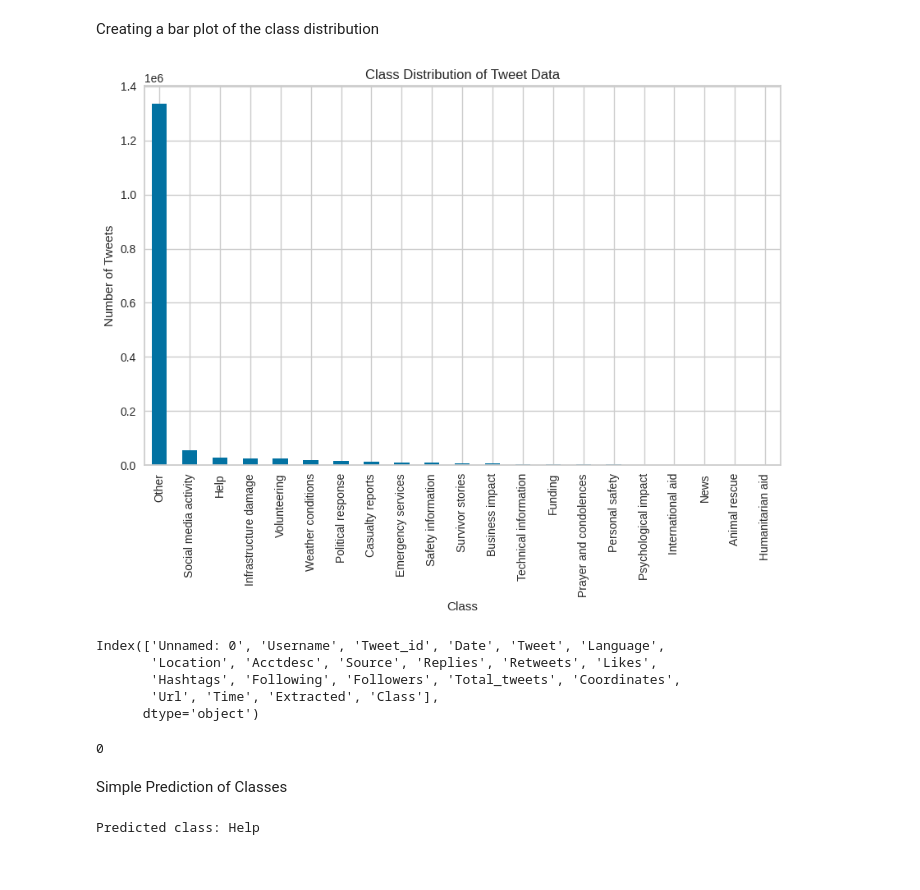
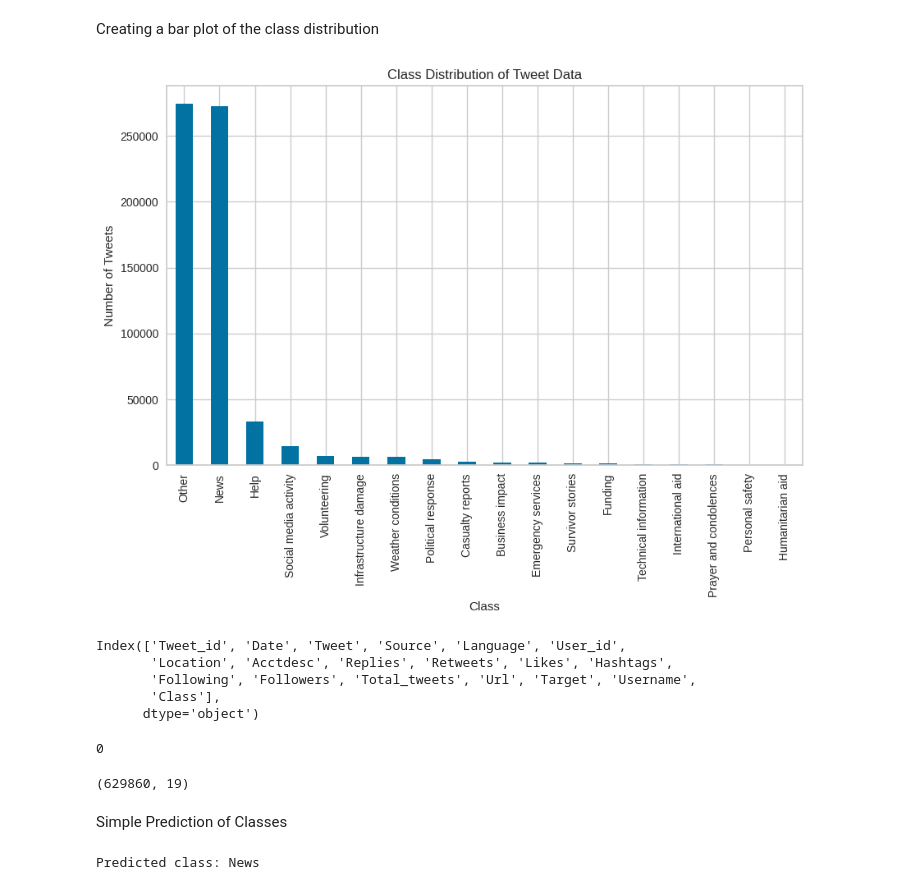
Before and after one commit to sanmevv/Turkey-Earthquake, a Jupyter notebook: Preprocessing2.ipynb, the cells around one changed output. Drawn from its saved outputs; the diff is of its cells as text; code cells hidden in the pictures.

```diff
--- a/Preprocessing2.ipynb
+++ b/Preprocessing2.ipynb
@@ -32,7 +30,7 @@ Mounted at /content/drive
 # %%
 import pandas as pd
 
-data = pd.read_csv('/content/drive/MyDrive/final.csv')
+data = pd.read_csv('/content/drive/MyDrive/data.csv')
 # %%
 data.head()
 # %% [output]
@@ -65,3 +63,5 @@ memory usage: 238.9+ MB
+# %%
+data = data.drop(columns=['Unnamed: 0'])
 # %%
 data.isna().any()
 # %% [output]
@@ -260,7 +261,6 @@ Animal rescue: Tweets that promote or discuss efforts to rescue and care for ani
 
 "If you're looking for ways to help earthquake victims, consider donating to organizations that are rescuing and caring for animals"
 # %%
-
 # Define the classes and their corresponding keywords
 classes = {
     'Help': ['help', 'assistance', 'support', 'donate'],
@@ -279,10 +279,7 @@ classes = {
     'Technical information': ['data', 'statistics', 'analysis', 'technical'],
     'International aid': ['international', 'donor', 'aid', 'relief'],
     'Business impact': ['business', 'economic', 'financial', 'impact'],
-    'Personal safety': ['safety', 'evacuation', 'shelter', 'protection', 'precaution'],
-    'Safety information': ['drop', 'cover', 'hold on', 'aftershocks', 'gas leaks', 'power lines'],
-    'Psychological impact': ['mental health', 'trauma', 'stress', 'exhaustion', 'first responders'],
-    'Animal rescue': ['animal rescue', 'pets', 'farm animals']
+    'Personal safety': ['safety', 'evacuation', 'shelter', 'protection', 'precaution']
 }
 
 # Define a function to label each tweet based on its content
@@ -295,6 +292,3 @@ def classify_tweet(tweet_text):
 
 # Add a new column to the dataframe with the class label for each tweet
 data['Class'] = data['Tweet'].apply(classify_tweet)
-
-# Save the labeled dataset to a new CSV file
-data.to_csv('/content/drive/MyDrive/tweet_data_labeled.csv', index=False)
@@ -321,20 +315,20 @@ Creating a bar plot of the class distribution
 # %%
 
 plt.figure(figsize=(10, 6))
-class_counts = df['Class'].value_counts()
+class_counts = data['Class'].value_counts()
 class_counts.plot(kind='bar')
 plt.title('Class Distribution of Tweet Data')
 plt.xlabel('Class')
 plt.ylabel('Number of Tweets')
 plt.show()
 # %% [output]
-[figure, old version]
+[figure, new version]
 # %%
-df.columns
+data.columns
 # %% [output]
-Index(['Unnamed: 0', 'Username', 'Tweet_id', 'Date', 'Tweet', 'Language',
-       'Location', 'Acctdesc', 'Source', 'Replies', 'Retweets', 'Likes',
-       'Hashtags', 'Following', 'Followers', 'Total_tweets', 'Coordinates',
-       'Url', 'Time', 'Extracted', 'Class'],
+Index(['Tweet_id', 'Date', 'Tweet', 'Source', 'Language', 'User_id',
+       'Location', 'Acctdesc', 'Replies', 'Retweets', 'Likes', 'Hashtags',
+       'Following', 'Followers', 'Total_tweets', 'Url', 'Target', 'Username',
+       'Class'],
       dtype='object')
 # %%
@@ -342,2 +336,6 @@ df['Tweet'].isna().sum()
 # %% [output]
 0
+# %%
+data.shape
+# %% [output]
+(629860, 19)
@@ -352,7 +352,7 @@ Simple Prediction of Classes
 # %%
 
 # Sample input tweet
-input_tweet = "our community aimed to donate a ransom amount of food and neccessities, please amplify." #naturaldisaster #safetyfirst
+input_tweet = "Prayers and thoughts for everyone affected by the #earthquake that just hit our city. Stay safe and seek shelter if necessary." #naturaldisaster #safetyfirst
 
 # Classify the tweet
 predicted_class = classify_tweet(input_tweet)
@@ -360,4 +360,4 @@ predicted_class = classify_tweet(input_tweet)
 # Print the predicted class
 print('Predicted class:', predicted_class)
 # %% [output]
-Predicted class: Help
+Predicted class: News
```
Also changed, not shown: parts of 19 cells of this notebook.
